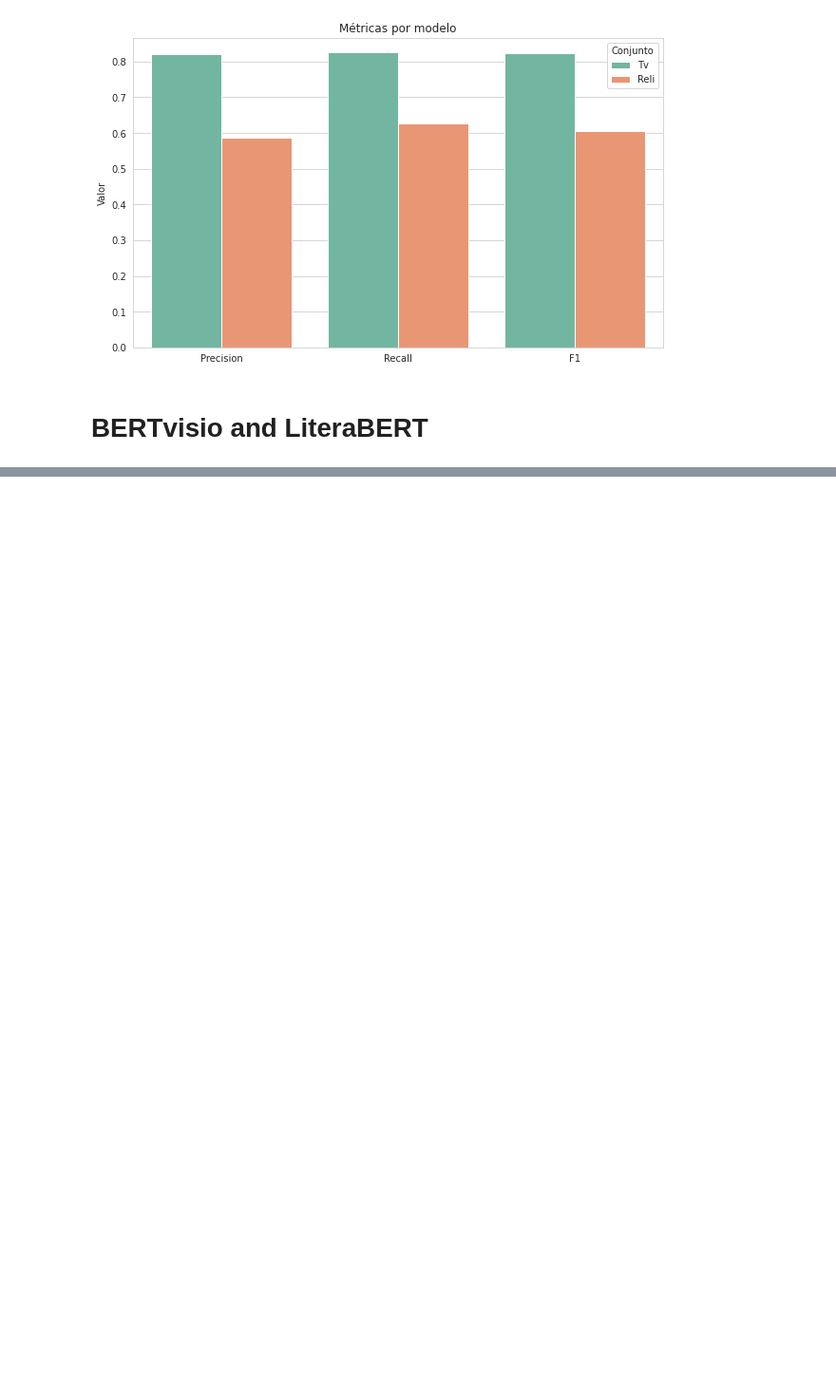
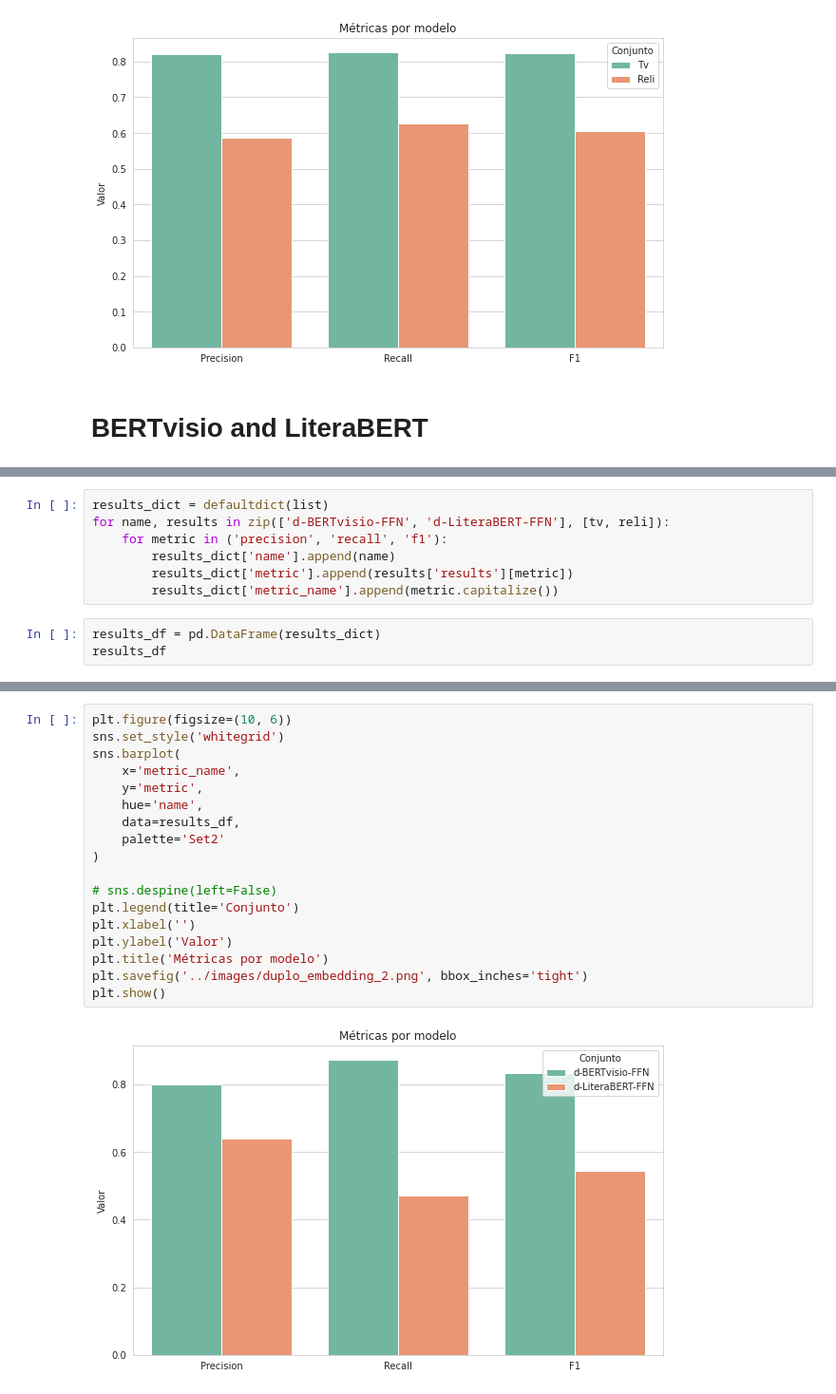
Before and after one commit to jcfneto/aspect-extraction, a Jupyter notebook: notebooks/graphics.ipynb, the cells around one changed output, grey strips where cells are left out. Shown: that part at 95% size. Saved outputs shown, nothing was run; the diff lists cells and outputs as text; blank space fills up the shorter version.

```diff
--- a/notebooks/graphics.ipynb
+++ b/notebooks/graphics.ipynb
@@ -57,0 +106,10 @@ plt.show()
+# %%
+results_dict = defaultdict(list)
+for name, results in zip(['d-BERTvisio-FFN', 'd-LiteraBERT-FFN'], [tv, reli]):
+    for metric in ('precision', 'recall', 'f1'):
+        results_dict['name'].append(name)
+        results_dict['metric'].append(results['results'][metric])
+        results_dict['metric_name'].append(metric.capitalize())
+# %%
+results_df = pd.DataFrame(results_dict)
+results_df
@@ -57,0 +124,20 @@ plt.show()
+# %%
+plt.figure(figsize=(10, 6))
+sns.set_style('whitegrid')
+sns.barplot(
+    x='metric_name',
+    y='metric',
+    hue='name',
+    data=results_df,
+    palette='Set2'
+)
+
+# sns.despine(left=False)
+plt.legend(title='Conjunto')
+plt.xlabel('')
+plt.ylabel('Valor')
+plt.title('Métricas por modelo')
+plt.savefig('../images/duplo_embedding_2.png', bbox_inches='tight')
+plt.show()
+# %% [output]
+[figure, added]
```
Also changed, not shown: parts of 9 cells of this notebook, 16 other files.
